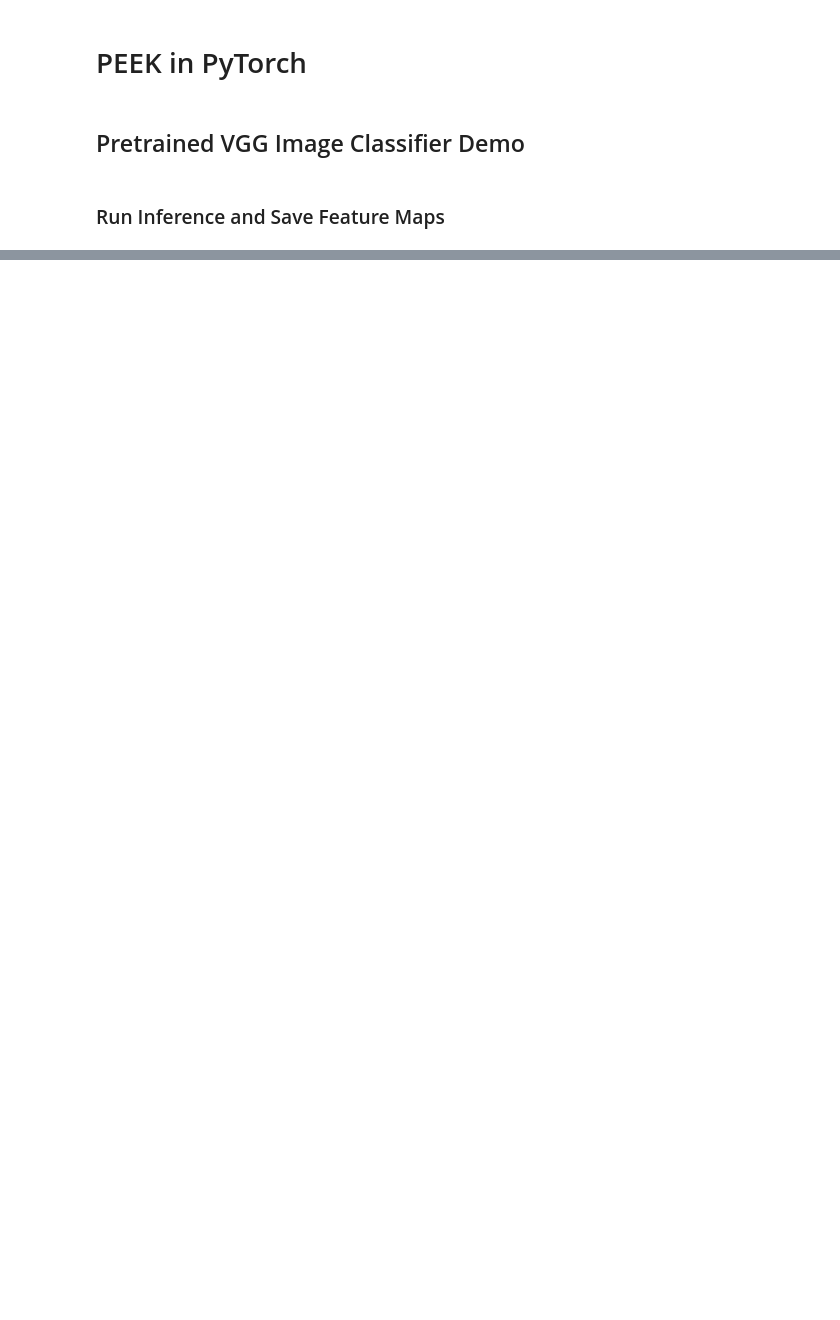
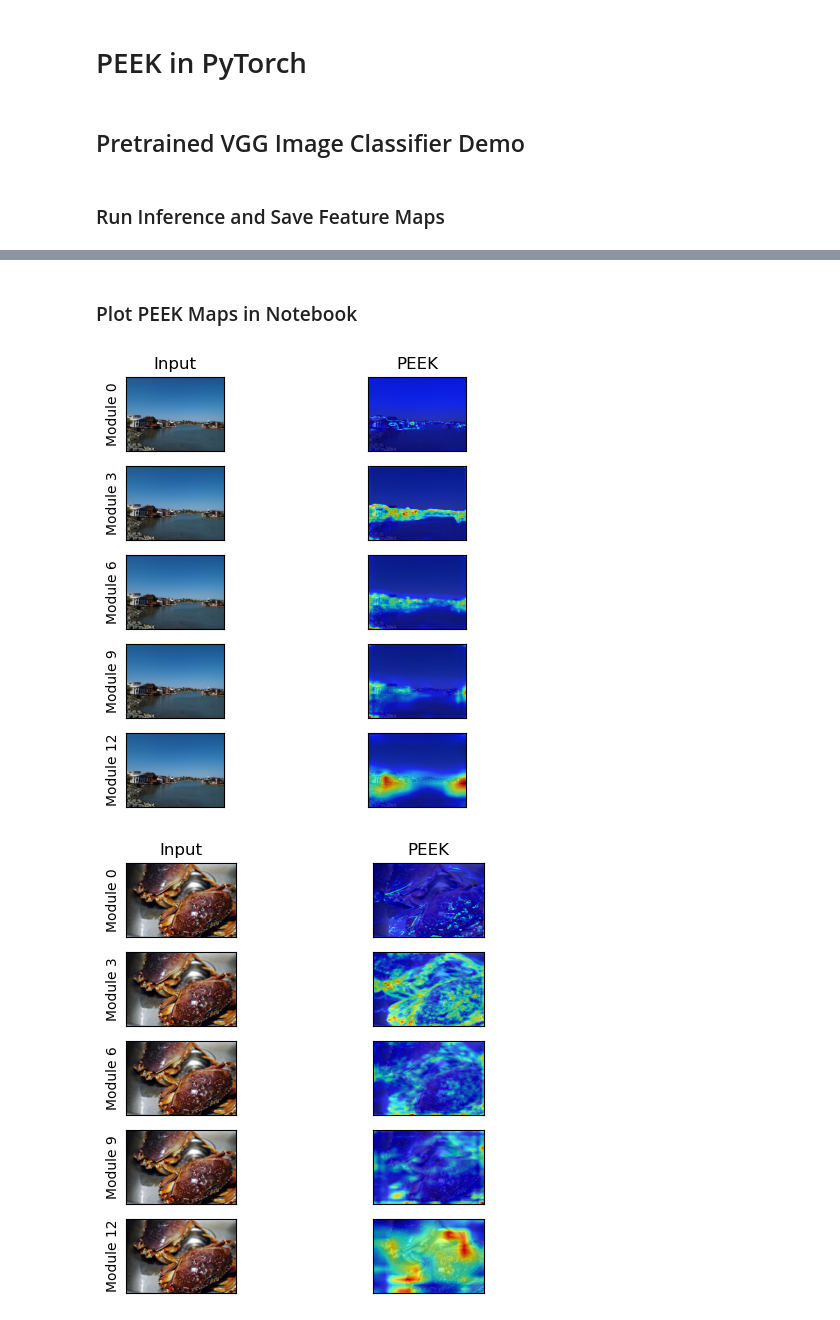
Before and after one commit to mehek-niwas/PEEK, a Jupyter notebook: Torch Demo.ipynb, the cells around one changed output, grey strips where cells are left out. Drawn from its saved outputs; the diff is of its cells as text; code cells hidden in the pictures; blank space fills up the shorter version.

```diff
--- a/Torch Demo.ipynb
+++ b/Torch Demo.ipynb
@@ -122,0 +28,18 @@ Saved all features to feature_maps/imagenet_valset_images/ILSVRC2012_val_0000021
+# %% [markdown]
+### Plot PEEK Maps in Notebook
+# %%
+import glob
+from peek.functions import plot_PEEK
+
+# gather the filepaths to the input images
+image_folder = 'image_samples/imagenet_valset'
+image_filepaths = sorted(glob.glob(f'{image_folder}/*'))
+
+# plot PEEK maps of the selected modules in YOLOv5 and display them in the notebook
+plot_PEEK(modules=[0, 3, 6, 9, 12],
+          frame_paths=image_filepaths,
+          feature_folder='feature_maps/imagenet_valset',
+          verbose=False)
+# %% [output]
+[figure, added]
+[figure, added]
```
Also changed, not shown: parts of 8 cells of this notebook, 20 other files.
